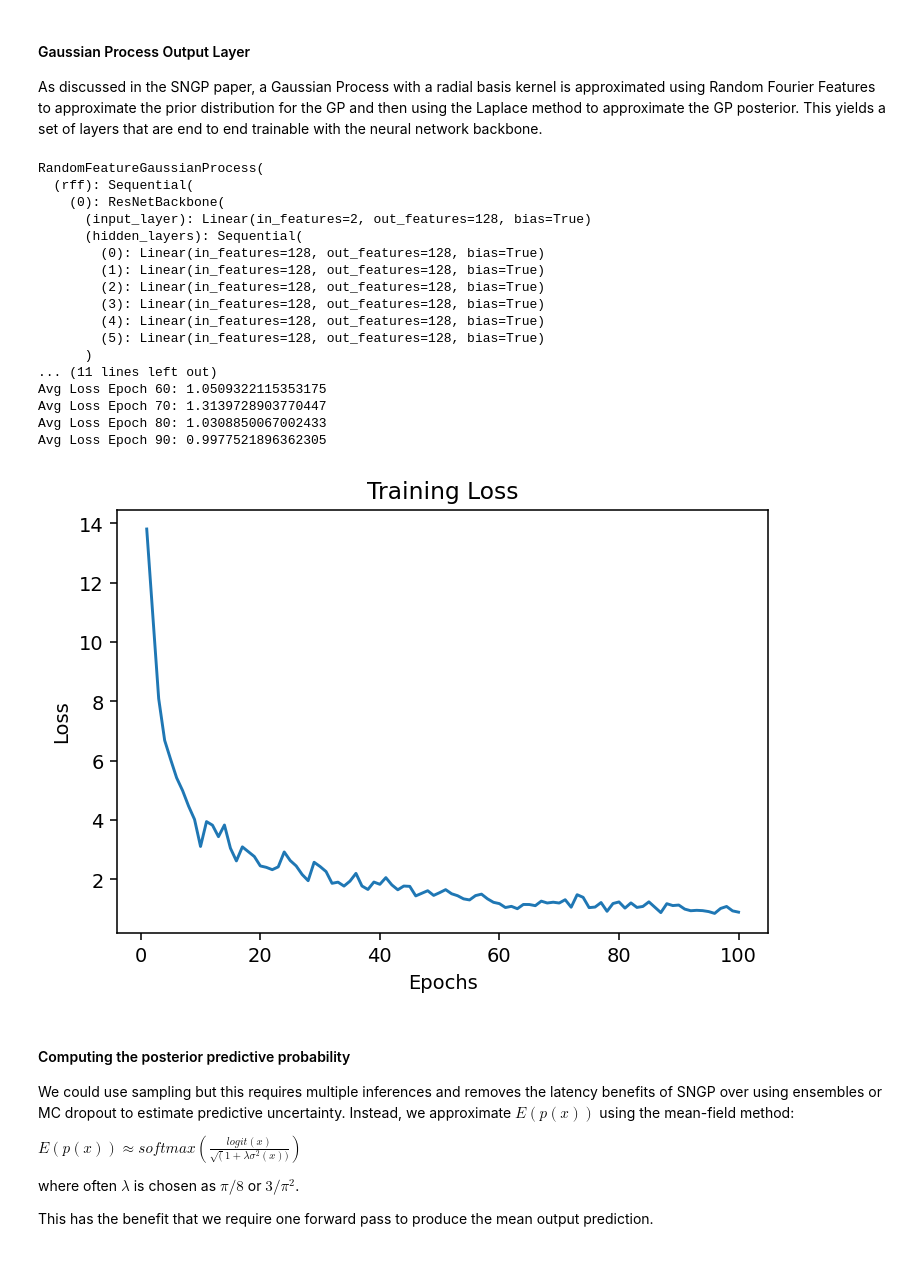
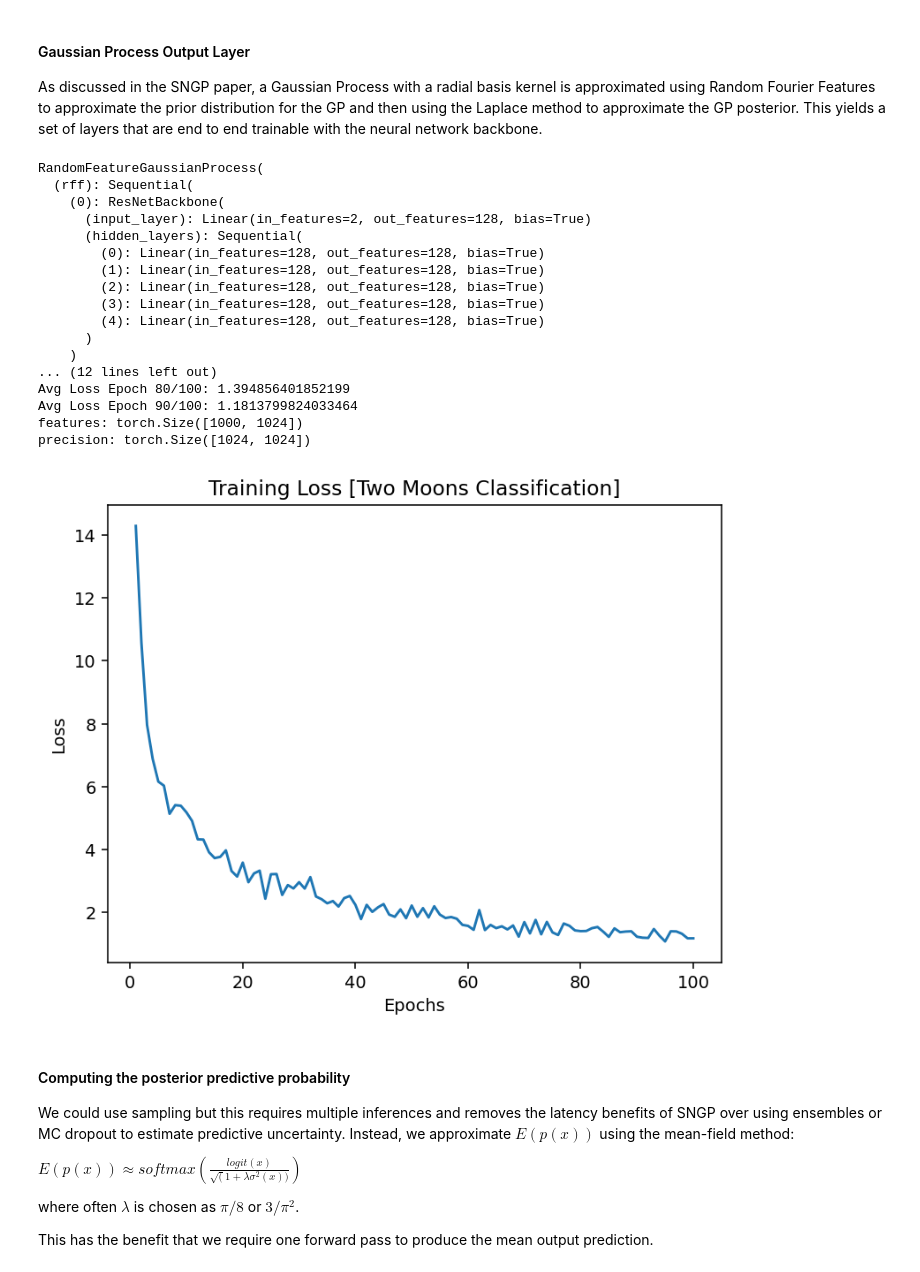
Before and after one commit to adityagoel4512/Spectral-normalized-Neural-Gaussian-Process-PyTorch, a Jupyter notebook: sngp.ipynb, the cells around one changed output. Drawn from its saved outputs; the diff is of its cells as text; code cells hidden in the pictures.

```diff
--- a/sngp.ipynb
+++ b/sngp.ipynb
@@ -185,13 +185,13 @@ from models.trainer import Trainer
 # %%
 sngp_config = dict(
         out_features=2,
-        backbone = ResNetBackbone(input_features=2, num_hidden_layers=6, num_hidden=128, dropout_rate=0.1),
+        backbone = ResNetBackbone(input_features=2, num_hidden_layers=5, num_hidden=128, dropout_rate=0.1),
         num_inducing = 1024,
         momentum = -1.0,
         ridge_penalty = 1e-6)
 training_config = dict(batch_size=128, shuffle=True)
-trainer = Trainer(model_config=sngp_config, task_type='classification', model=RandomFeatureGaussianProcess)
-model = trainer.train(training_data=TrainDataset(X=train_examples, y=train_labels), data_loader_config=training_config, epochs=100)
+trainer = Trainer(model_config=sngp_config, task_type='classification', model=RandomFeatureGaussianProcess, device=torch.device('cpu'))
+*_, model = trainer.train(training_data=TrainDataset(X=train_examples, y=train_labels), data_loader_config=training_config, epochs=100)
 # %% [output]
 RandomFeatureGaussianProcess(
   (rff): Sequential(
@@ -203,17 +203,17 @@ RandomFeatureGaussianProcess(
         (2): Linear(in_features=128, out_features=128, bias=True)
         (3): Linear(in_features=128, out_features=128, bias=True)
         (4): Linear(in_features=128, out_features=128, bias=True)
-        (5): Linear(in_features=128, out_features=128, bias=True)
       )
-... (11 lines left out)
-Avg Loss Epoch 60: 1.0509322115353175
-Avg Loss Epoch 70: 1.3139728903770447
-Avg Loss Epoch 80: 1.0308850067002433
-Avg Loss Epoch 90: 0.9977521896362305
+    )
+... (12 lines left out)
+Avg Loss Epoch 80/100: 1.394856401852199
+Avg Loss Epoch 90/100: 1.1813799824033464
+features: torch.Size([1000, 1024])
+precision: torch.Size([1024, 1024])
 # %%
-trainer.plot_loss()
+trainer.plot_loss("Two Moons Classification")
 # %% [output]
-[figure, old version]
+[figure, new version]
 # %% [markdown]
 #### Computing the posterior predictive probability
 We could use sampling but this requires multiple inferences and removes the latency benefits of SNGP over using ensembles or MC dropout to estimate predictive uncertainty. Instead, we approximate $E(p(x))$ using the mean-field method:
```
Also changed, not shown: parts of 13 cells of this notebook, 2 other files.
